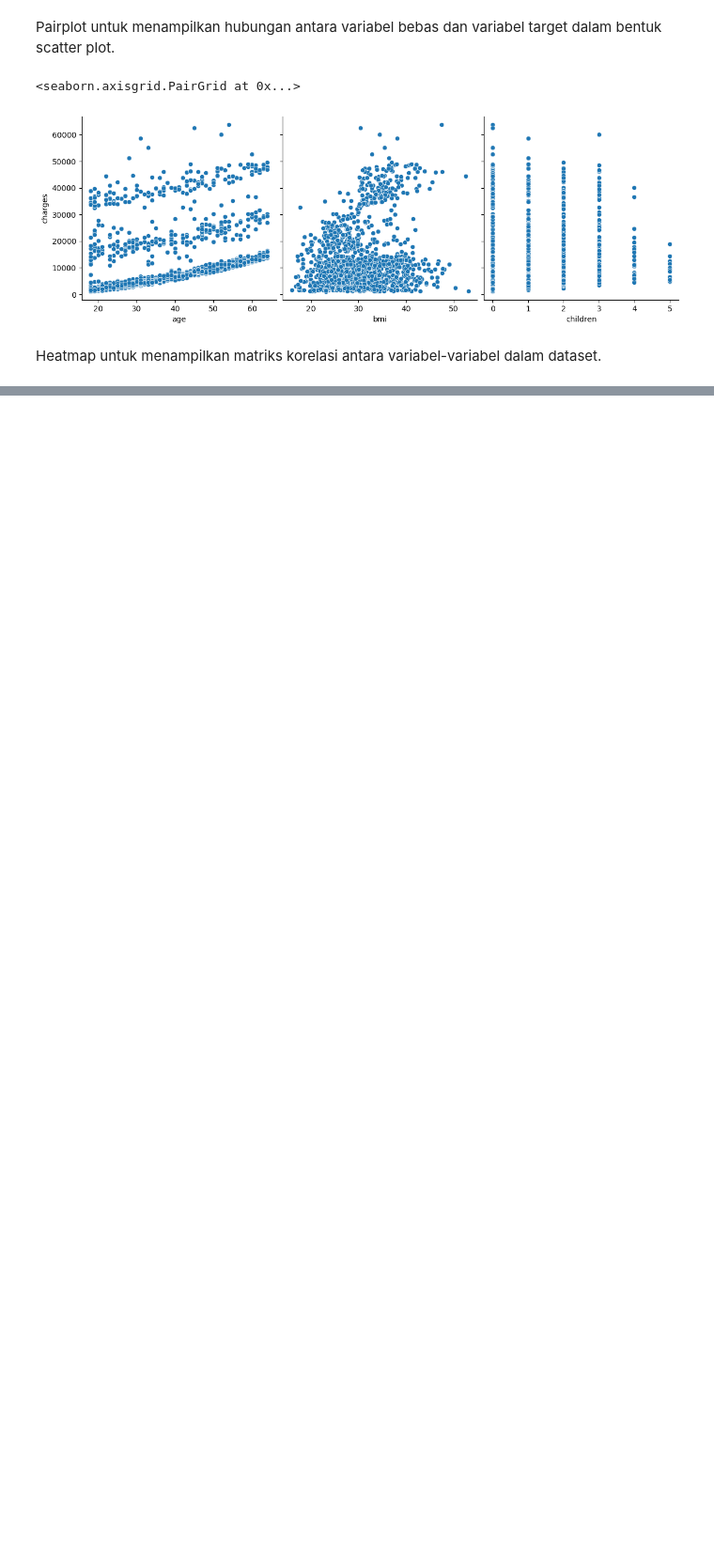
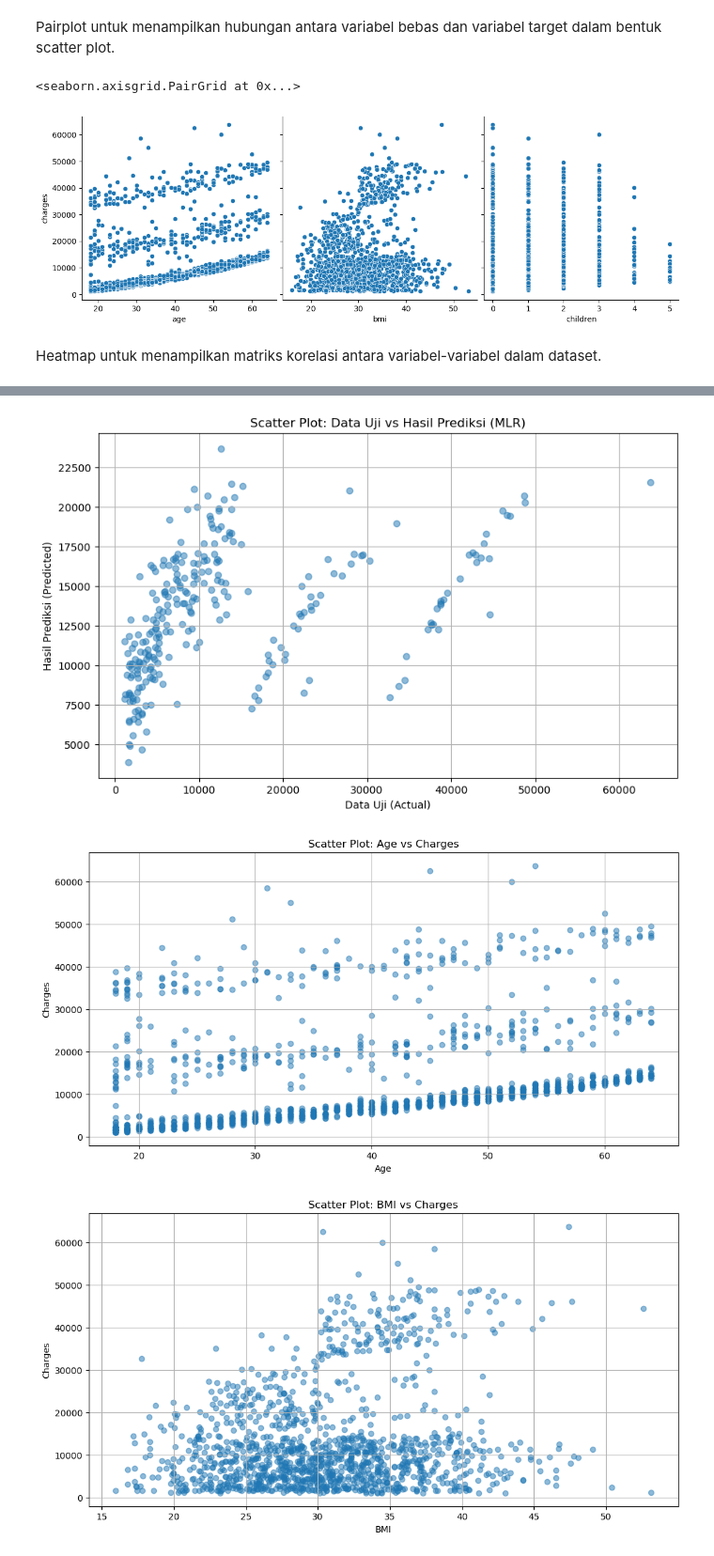
Before and after one commit to nikoshaa/2141720007-machine-learning-2023, a Jupyter notebook: Week-03/Tugas_Praktikum_JS_3_Regresion.ipynb, the cells around one changed output, grey strips where cells are left out. Shown at 94% size. Saved outputs shown, nothing was run; the diff lists cells and outputs as text; code cells hidden in the pictures; blank space fills up the shorter version.

```diff
--- a/Week-03/Tugas_Praktikum_JS_3_Regresion.ipynb
+++ b/Week-03/Tugas_Praktikum_JS_3_Regresion.ipynb
@@ -141,0 +182,55 @@ Tidak perlu dilakukan feature scaling untuk linear regression, feature scaling d
+# %%
+# Menghitung R-squared
+r_squared = r2_score(y_test, y_pred)
+
+# Menampilkan hasil prediksi dan nilai target
+# Scatter plot data uji vs hasil prediksi
+plt.figure(figsize=(10, 6))
+plt.scatter(y_test, y_pred, alpha=0.5)
+plt.title('Scatter Plot: Data Uji vs Hasil Prediksi (MLR)')
+plt.xlabel('Data Uji (Actual)')
+plt.ylabel('Hasil Prediksi (Predicted)')
+plt.grid(True)
+plt.show()
+
+# Scatter plot untuk hubungan antara 'age' dan 'charges'
+plt.figure(figsize=(12, 6))
+plt.scatter(df['age'], df['charges'], alpha=0.5)
+plt.title('Scatter Plot: Age vs Charges')
+plt.xlabel('Age')
+plt.ylabel('Charges')
+plt.grid(True)
+plt.show()
+
+# Scatter plot untuk hubungan antara 'bmi' dan 'charges'
+plt.figure(figsize=(12, 6))
+plt.scatter(df['bmi'], df['charges'], alpha=0.5)
+plt.title('Scatter Plot: BMI vs Charges')
+plt.xlabel('BMI')
+plt.ylabel('Charges')
+plt.grid(True)
+plt.show()
+
+# Scatter plot untuk hubungan antara 'children' dan 'charges'
+plt.figure(figsize=(12, 6))
+plt.scatter(df['children'], df['charges'], alpha=0.5)
+plt.title('Scatter Plot: Children vs Charges')
+plt.xlabel('Children')
+plt.ylabel('Charges')
+plt.grid(True)
+plt.show()
+
+# Menghitung MSE
+mse = mean_squared_error(y_test, y_pred)
+
+# Menghitung MAE
+mae = mean_absolute_error(y_test, y_pred)
+
+# Menampilkan hasil evaluasi
+print("R-squared:", r_squared)
+print("MSE:", mse)
+print("MAE:", mae)
+# %% [output]
+[figure, added]
+[figure, added]
+[figure, added]
```
Also changed, not shown: parts of 27 cells of this notebook.
